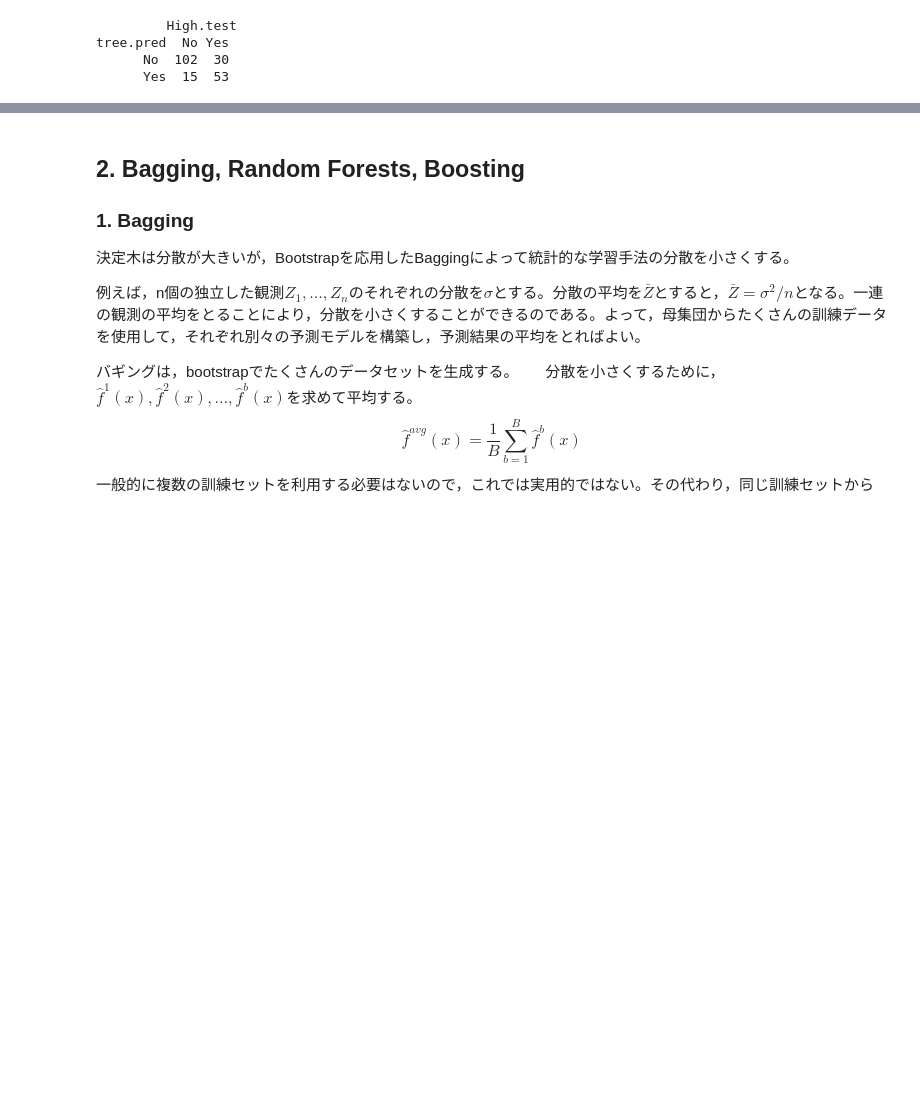
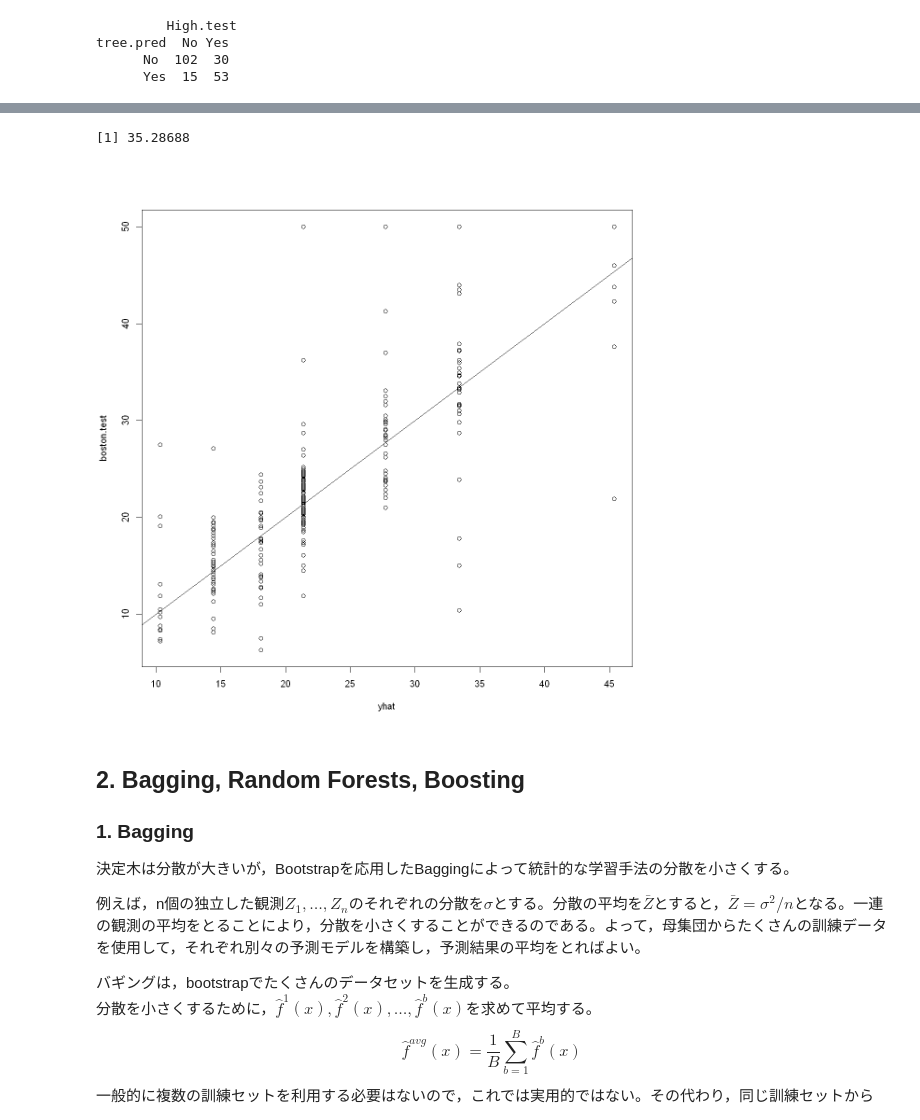
Before and after one commit to yellowmeteor/met_python.github.io, a Jupyter notebook: ISLR/8_Tree-Based_Methods.ipynb, the cells around one changed output, grey strips where cells are left out. Drawn from its saved outputs; the diff is of its cells as text; code cells hidden in the pictures; blank space fills up the shorter version.

```diff
--- a/ISLR/8_Tree-Based_Methods.ipynb
+++ b/ISLR/8_Tree-Based_Methods.ipynb
@@ -227,3 +263,13 @@ tree.pred  No Yes
+# %%
+# クロスバリデーションの結果を維持する場合
+yhat = predict(tree.boston, newdata=Boston[-train, ])
+boston.test = Boston[-train, "medv"]
+plot(yhat, boston.test)
+abline(0, 1)
+mean((yhat - boston.test)^2)
+# %% [output]
+[1] 35.28688
+[figure, added]
 # %% [markdown]
 ## 2. Bagging, Random Forests, Boosting
 
```
Also changed, not shown: parts of 14 cells of this notebook.
